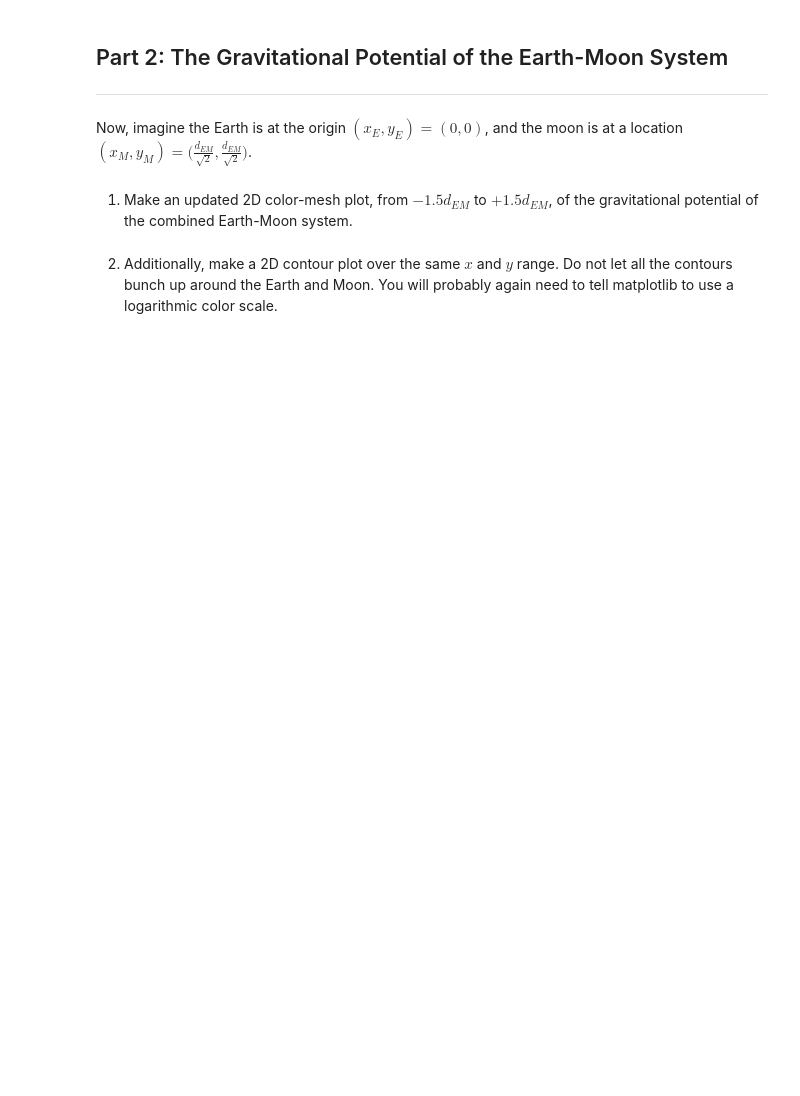
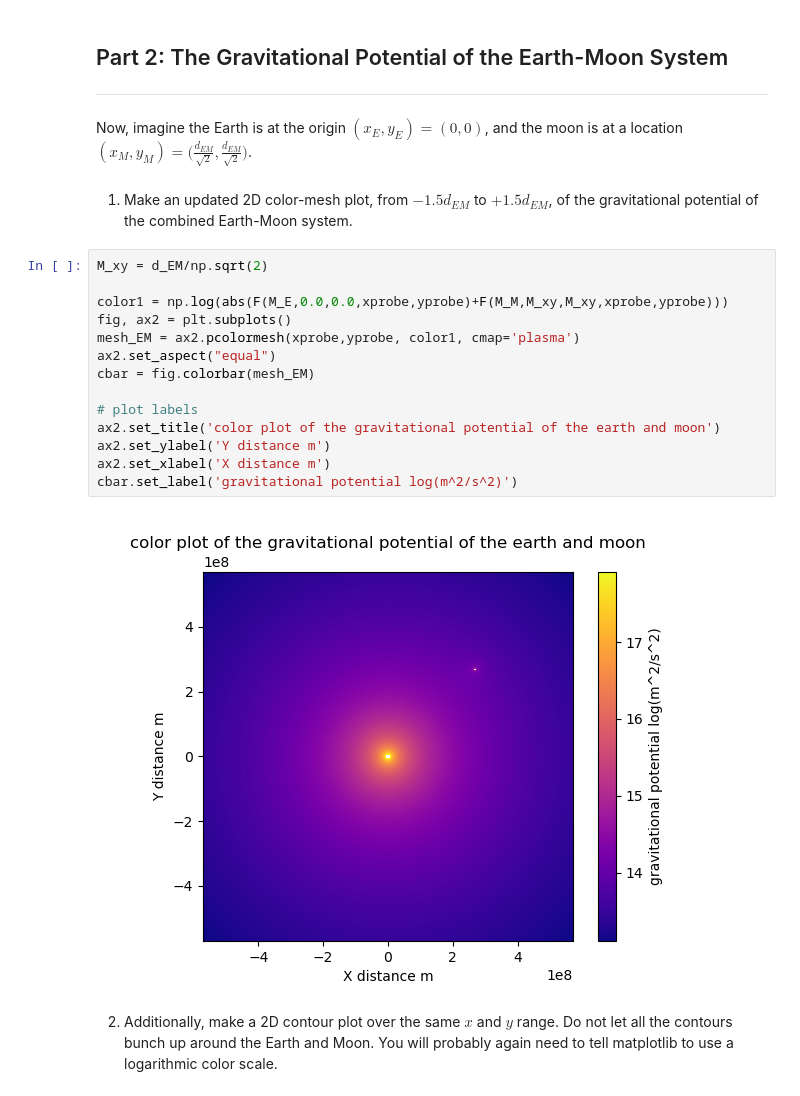
Before and after one commit to jhurst12-eng/PHYS265-spring26, a Jupyter notebook: Lab1/lab1.ipynb, the cells around one changed output. Drawn from its saved outputs; the diff is of its cells as text; blank space fills up the shorter version.

```diff
--- a/Lab1/lab1.ipynb
+++ b/Lab1/lab1.ipynb
@@ -126,6 +175,22 @@ and the moon is at a location $(x_{M},y_{M}) = \big( \frac{d_{EM}}{\sqrt{2}}, \f
 # %% [markdown]
 1. Make an updated 2D color-mesh plot, from $-1.5d_{EM}$ to $+1.5d_{EM}$,
 of the gravitational potential of the combined Earth-Moon system.
+# %%
+M_xy = d_EM/np.sqrt(2)
+
+color1 = np.log(abs(F(M_E,0.0,0.0,xprobe,yprobe)+F(M_M,M_xy,M_xy,xprobe,yprobe)))
+fig, ax2 = plt.subplots()
+mesh_EM = ax2.pcolormesh(xprobe,yprobe, color1, cmap='plasma')
+ax2.set_aspect("equal")
+cbar = fig.colorbar(mesh_EM)
+
+# plot labels
+ax2.set_title('color plot of the gravitational potential of the earth and moon')
+ax2.set_ylabel('Y distance m')
+ax2.set_xlabel('X distance m')
+cbar.set_label('gravitational potential log(m^2/s^2)')
+# %% [output]
+[figure, added]
 # %% [markdown]
 2. Additionally, make a 2D contour plot over the same $x$ and $y$ range.
 Do not let all the contours bunch up around the Earth and Moon.
```
Also changed, not shown: parts of 15 cells of this notebook, 1 other file.
